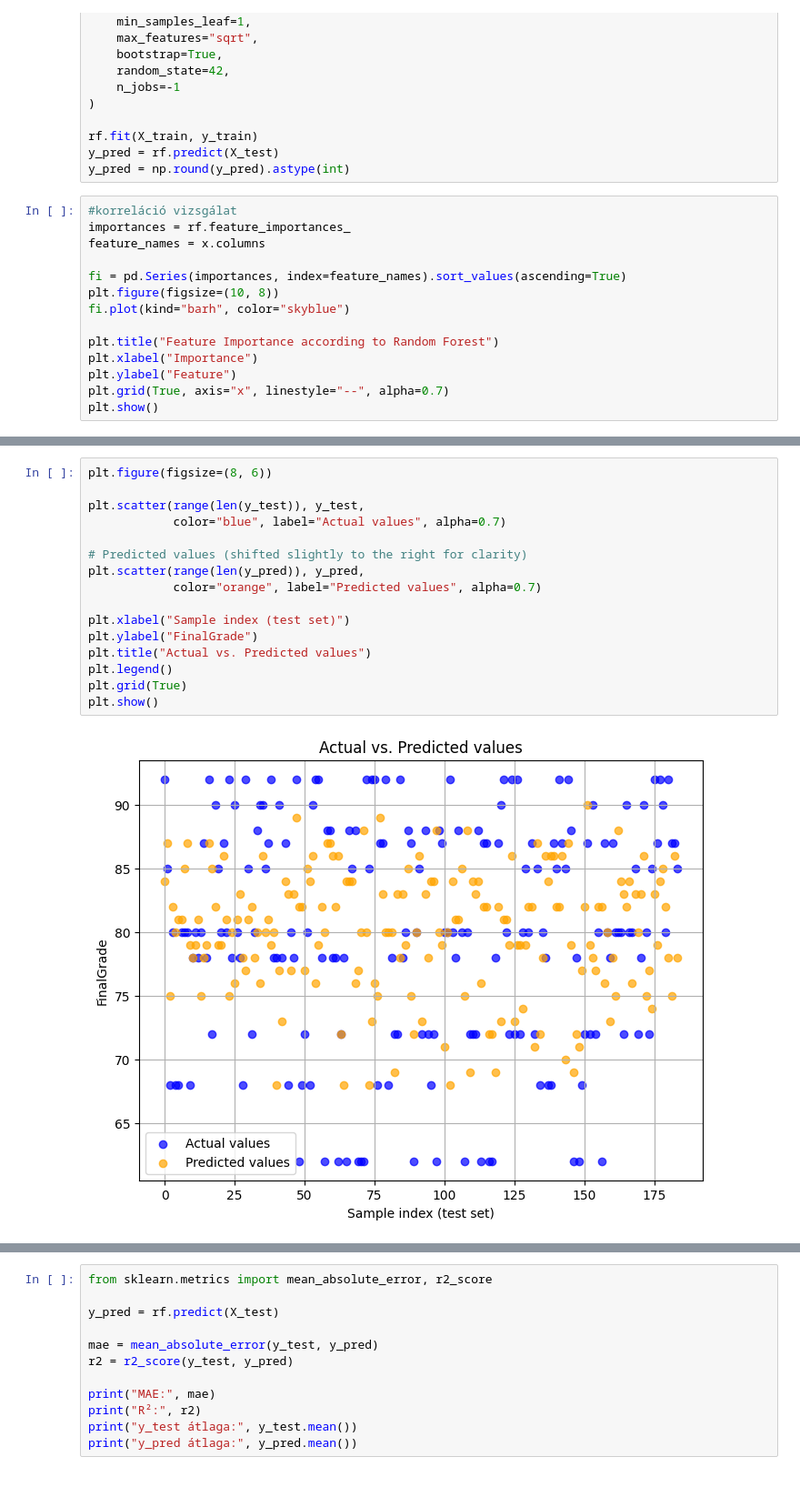
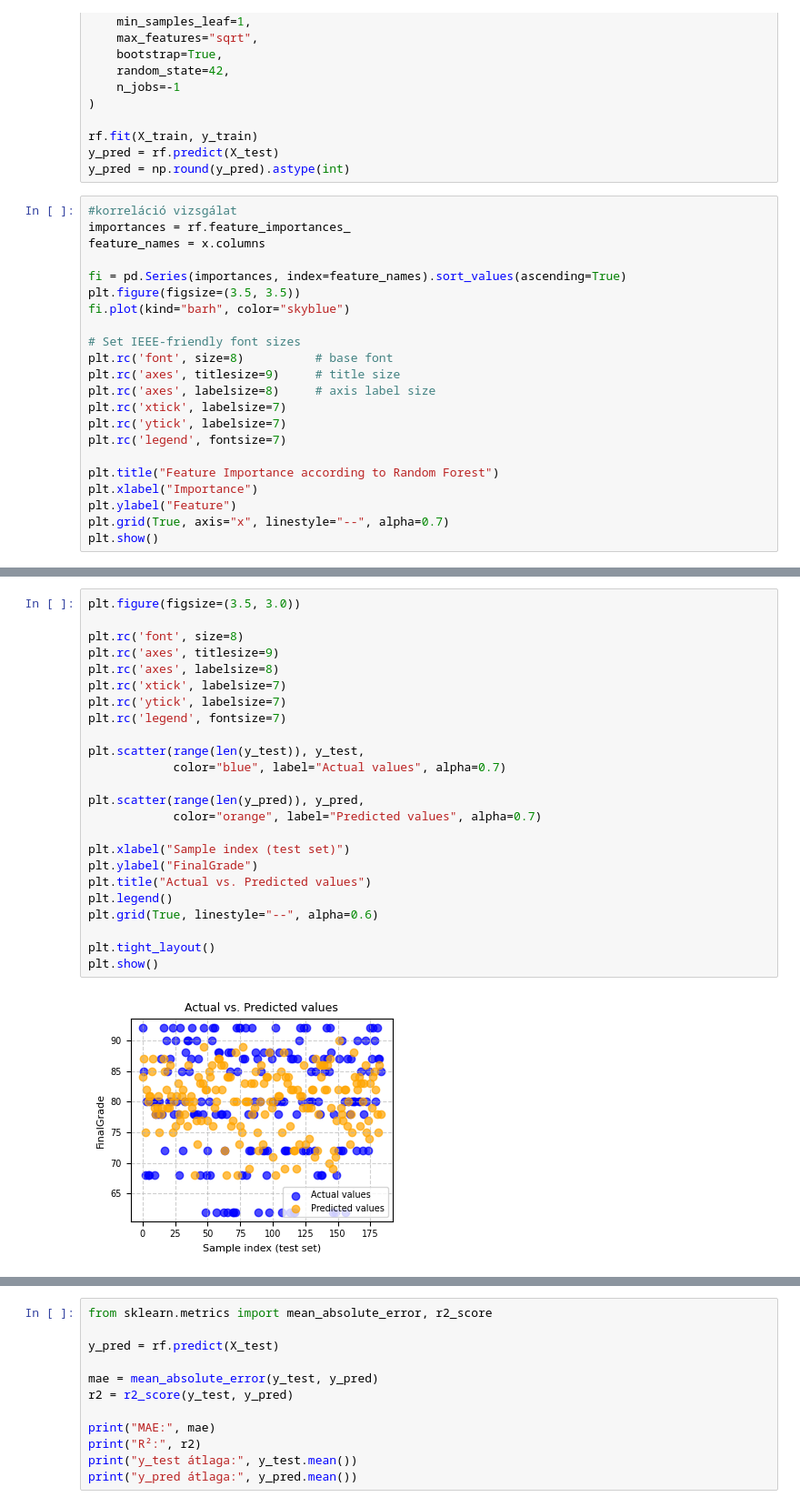
Before and after one commit to berekmeri/SPO8B4-kutmod, a Jupyter notebook: Sajat_kutatas/student_performance.ipynb, the cells around one changed output, grey strips where cells are left out. Shown: that part at 91% size. Saved outputs shown, nothing was run; the diff lists cells and outputs as text; blank space fills up the shorter version.

Commit message:
creat: new plots and bugfix in article

```diff
--- a/Sajat_kutatas/student_performance.ipynb
+++ b/Sajat_kutatas/student_performance.ipynb
@@ -96,8 +96,16 @@ importances = rf.feature_importances_
 feature_names = x.columns
 
 fi = pd.Series(importances, index=feature_names).sort_values(ascending=True)
-plt.figure(figsize=(10, 8))
+plt.figure(figsize=(3.5, 3.5))
 fi.plot(kind="barh", color="skyblue")
+
+# Set IEEE-friendly font sizes
+plt.rc('font', size=8)          # base font
+plt.rc('axes', titlesize=9)     # title size
+plt.rc('axes', labelsize=8)     # axis label size
+plt.rc('xtick', labelsize=7)
+plt.rc('ytick', labelsize=7)
+plt.rc('legend', fontsize=7)
 
 plt.title("Feature Importance according to Random Forest")
 plt.xlabel("Importance")
@@ -109,21 +117,29 @@ plt.show()
 # %%
-plt.figure(figsize=(8, 6))
+plt.figure(figsize=(3.5, 3.0))
+
+plt.rc('font', size=8)
+plt.rc('axes', titlesize=9)
+plt.rc('axes', labelsize=8)
+plt.rc('xtick', labelsize=7)
+plt.rc('ytick', labelsize=7)
+plt.rc('legend', fontsize=7)
 
 plt.scatter(range(len(y_test)), y_test,
             color="blue", label="Actual values", alpha=0.7)
 
-# Predicted values (shifted slightly to the right for clarity)
 plt.scatter(range(len(y_pred)), y_pred,
             color="orange", label="Predicted values", alpha=0.7)
 
 plt.xlabel("Sample index (test set)")
 plt.ylabel("FinalGrade")
 plt.title("Actual vs. Predicted values")
 plt.legend()
-plt.grid(True)
+plt.grid(True, linestyle="--", alpha=0.6)
+
+plt.tight_layout()
 plt.show()
 # %% [output]
-[figure, old version]
+[figure, new version]
 # %%
 plt.figure(figsize=(12, 6))
 
```
Also changed, not shown: parts of 4 cells of this notebook, 9 other files.
